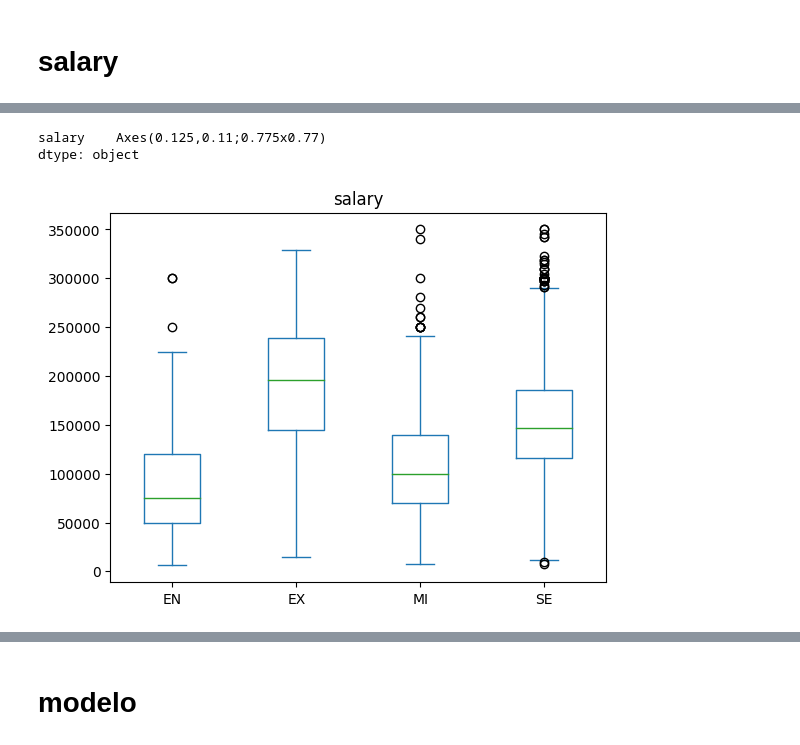
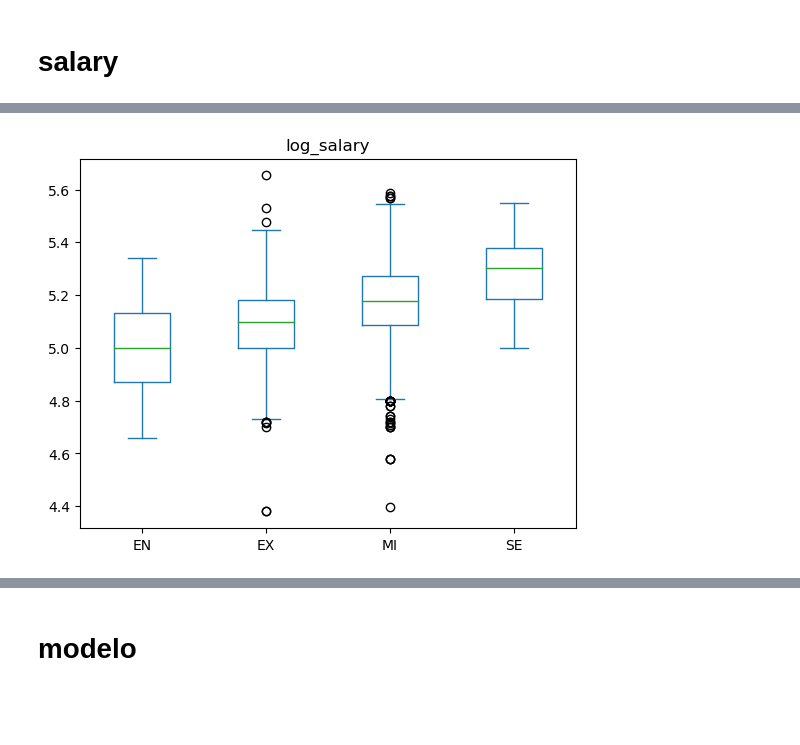
Before and after one commit to fernandofks/projeto_final_machine_learning, a Jupyter notebook: analise_exploratoria-Theo-Copy1.ipynb, the cells around one changed output, grey strips where cells are left out. Cells and saved outputs as stored; diff of their text form; code cells hidden in the pictures; blank space fills up the shorter version.

```diff
--- a/analise_exploratoria-Theo-Copy1.ipynb
+++ b/analise_exploratoria-Theo-Copy1.ipynb
@@ -160,3 +158,0 @@ Name: employee_residence, dtype: int64
-# %%
-data_of_interest = data_of_interest.loc[data_of_interest['employee_residence'].isin(filtered.index), :]
-data_of_interest['employee_residence'].hist()
@@ -172,0 +166,3 @@ data_of_interest['remote_ratio'].plot.hist()
+# %%
+data_of_interest = data_of_interest[data_of_interest['remote_ratio'] != 50]
+data_of_interest['remote_ratio'].value_counts().sort_index().plot.barh()
@@ -179,0 +179,3 @@ data_of_interest['company_size'].hist()
+# %%
+data_of_interest = data_of_interest[data_of_interest['company_size'] == "M"]
+data_of_interest['company_size'].value_counts().sort_index().plot.barh()
@@ -201,3 +192,3 @@ data_to_process['salary'].plot.hist()
 # %%
-#data_to_process['log_salary'] = np.sqrt(data_to_process['salary'])
+data_of_interest['log_salary'] = np.log10(data_of_interest['salary_in_usd'])
 # %%
@@ -205,6 +199,4 @@ data_to_process['salary'].plot.hist()
 # %%
-data_to_process[['salary', 'experience_level']].plot.box(by='experience_level')
+data_of_interest[['log_salary', 'experience_level']].plot.box(by='experience_level');
 # %% [output]
-salary    Axes(0.125,0.11;0.775x0.77)
-dtype: object
-[figure, old version]
+[figure, new version]
```
Also changed, not shown: parts of 54 cells of this notebook.
